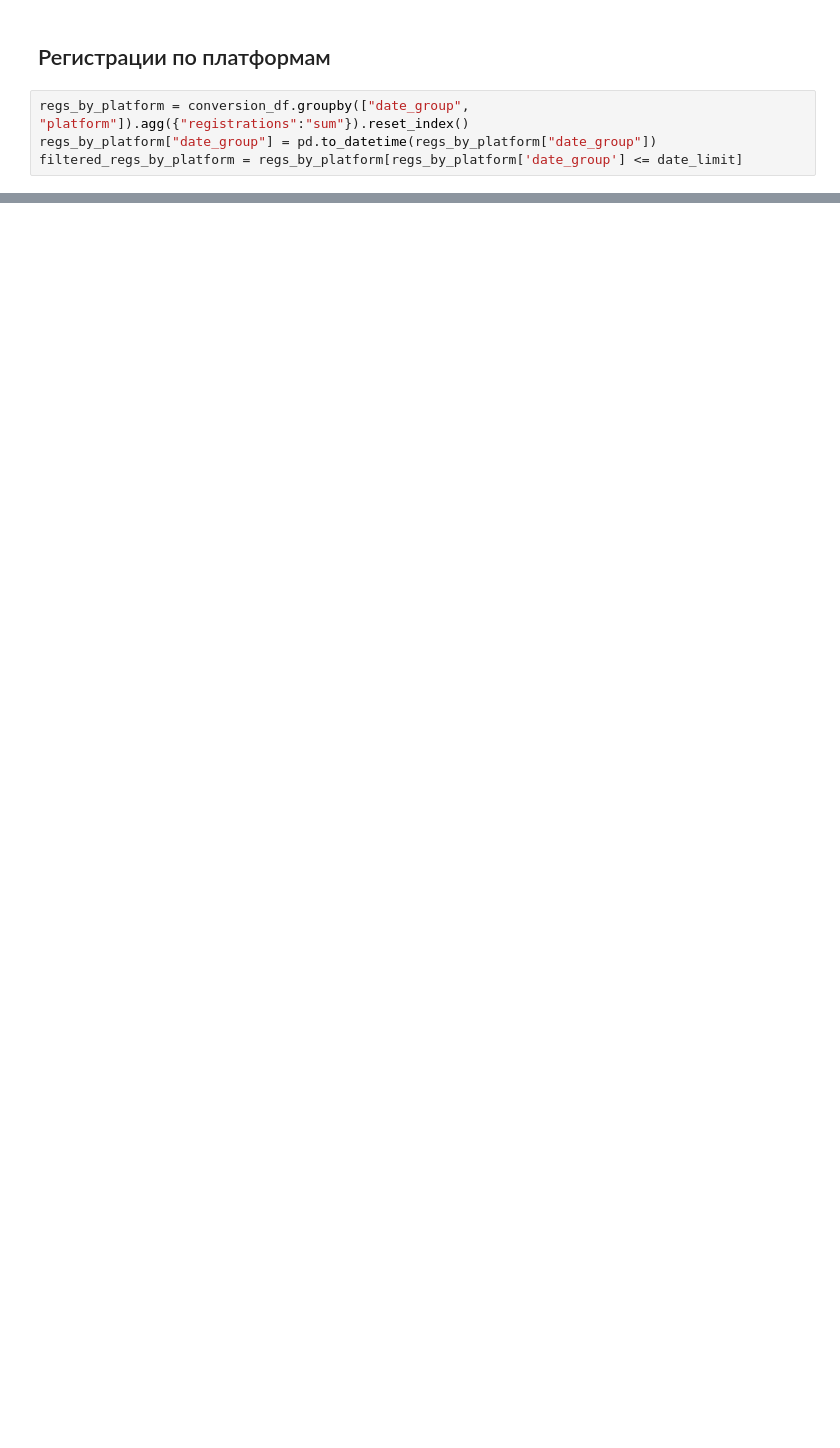
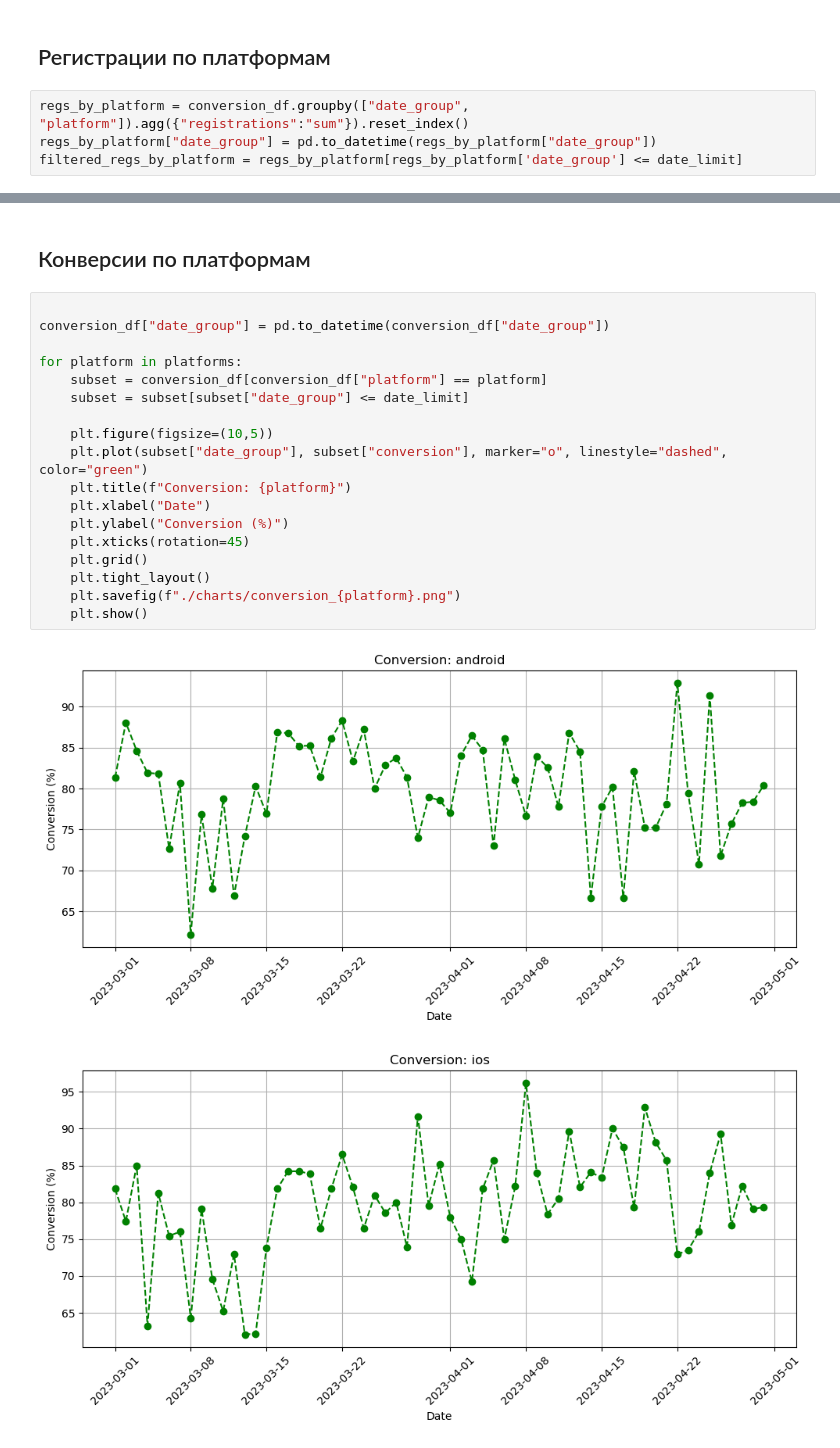
Before and after one commit to CodingKarp/data-analytics-project-100, a Jupyter notebook: analysis.ipynb, the cells around one changed output, grey strips where cells are left out. Cells and saved outputs as stored; diff of their text form; blank space fills up the shorter version.

```diff
--- a/analysis.ipynb
+++ b/analysis.ipynb
@@ -293,0 +294,23 @@ plt.show()
+# %% [markdown]
+## Конверсии по платформам
+# %%
+
+conversion_df["date_group"] = pd.to_datetime(conversion_df["date_group"])
+
+for platform in platforms:
+    subset = conversion_df[conversion_df["platform"] == platform]
+    subset = subset[subset["date_group"] <= date_limit]
+
+    plt.figure(figsize=(10,5))
+    plt.plot(subset["date_group"], subset["conversion"], marker="o", linestyle="dashed", color="green")
+    plt.title(f"Conversion: {platform}")
+    plt.xlabel("Date")
+    plt.ylabel("Conversion (%)")
+    plt.xticks(rotation=45)
+    plt.grid()
+    plt.tight_layout()
+    plt.savefig(f"./charts/conversion_{platform}.png")
+    plt.show()
+# %% [output]
+[figure, added]
+[figure, added]
```
Also changed, not shown: parts of 15 cells of this notebook, 11 other files.
